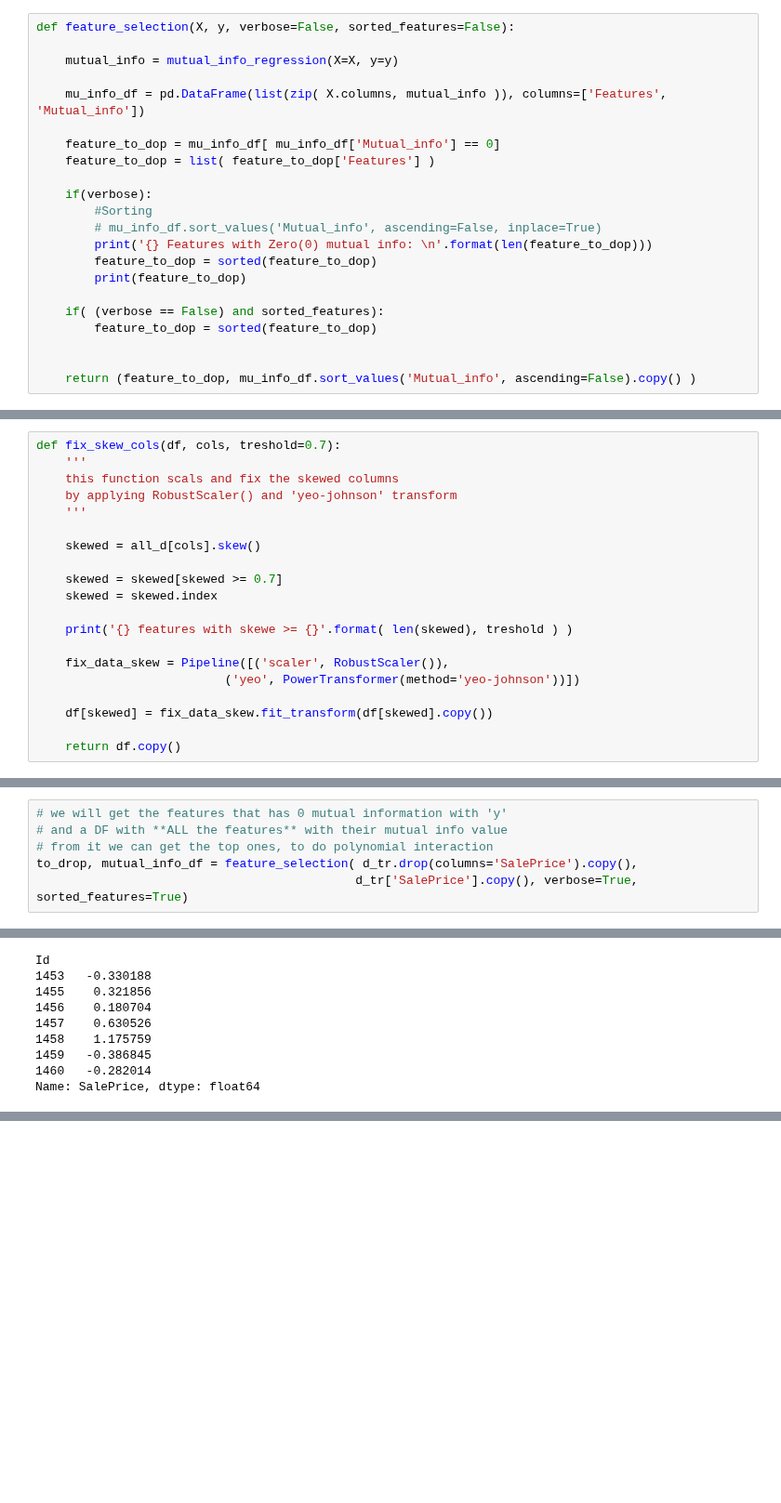
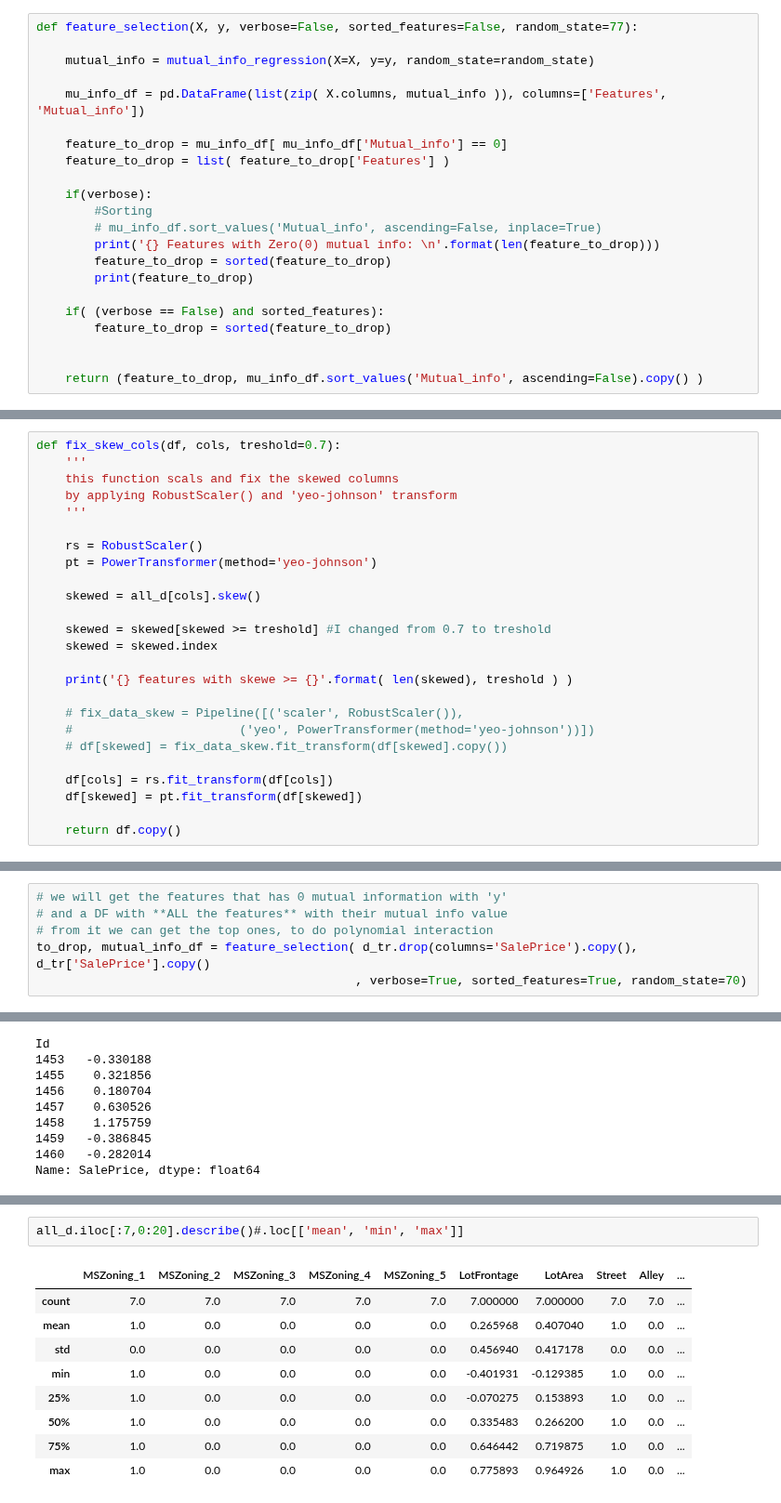
Before and after one commit to antirrabia/Data-Mining, a Jupyter notebook: notebooks/HousePrices.ipynb, the cells around one changed output, grey strips where cells are left out. Shown at 93% size. Drawn from its saved outputs; the diff is of its cells as text; blank space fills up the shorter version.

Commit message:
now all number columns are rescaled

```diff
--- a/notebooks/HousePrices.ipynb
+++ b/notebooks/HousePrices.ipynb
@@ -603,27 +603,27 @@ def ordinal_1hot_encode(all_data, ord_mapping, oneHot_col):
 # %% [markdown]
 ### Feature Selection
 # %%
-def feature_selection(X, y, verbose=False, sorted_features=False):
+def feature_selection(X, y, verbose=False, sorted_features=False, random_state=77):
 
-    mutual_info = mutual_info_regression(X=X, y=y)
+    mutual_info = mutual_info_regression(X=X, y=y, random_state=random_state)
 
     mu_info_df = pd.DataFrame(list(zip( X.columns, mutual_info )), columns=['Features', 'Mutual_info'])
 
-    feature_to_dop = mu_info_df[ mu_info_df['Mutual_info'] == 0]
-    feature_to_dop = list( feature_to_dop['Features'] )
+    feature_to_drop = mu_info_df[ mu_info_df['Mutual_info'] == 0]
+    feature_to_drop = list( feature_to_drop['Features'] )
 
     if(verbose):
         #Sorting
         # mu_info_df.sort_values('Mutual_info', ascending=False, inplace=True)
-        print('{} Features with Zero(0) mutual info: \n'.format(len(feature_to_dop)))
-        feature_to_dop = sorted(feature_to_dop)
-        print(feature_to_dop)
+        print('{} Features with Zero(0) mutual info: \n'.format(len(feature_to_drop)))
+        feature_to_drop = sorted(feature_to_drop)
+        print(feature_to_drop)
 
     if( (verbose == False) and sorted_features):
-        feature_to_dop = sorted(feature_to_dop)
+        feature_to_drop = sorted(feature_to_drop)
 
 
-    return (feature_to_dop, mu_info_df.sort_values('Mutual_info', ascending=False).copy() )
+    return (feature_to_drop, mu_info_df.sort_values('Mutual_info', ascending=False).copy() )
 # %% [markdown]
 ### Fix skewed columns
 # %%
@@ -633,17 +633,22 @@ def fix_skew_cols(df, cols, treshold=0.7):
     by applying RobustScaler() and 'yeo-johnson' transform
     '''
 
+    rs = RobustScaler()
+    pt = PowerTransformer(method='yeo-johnson')
+
     skewed = all_d[cols].skew()
 
-    skewed = skewed[skewed >= 0.7]
+    skewed = skewed[skewed >= treshold] #I changed from 0.7 to treshold
     skewed = skewed.index
 
     print('{} features with skewe >= {}'.format( len(skewed), treshold ) )
 
-    fix_data_skew = Pipeline([('scaler', RobustScaler()),
-                          ('yeo', PowerTransformer(method='yeo-johnson'))])
+    # fix_data_skew = Pipeline([('scaler', RobustScaler()),
+    #                       ('yeo', PowerTransformer(method='yeo-johnson'))])
+    # df[skewed] = fix_data_skew.fit_transform(df[skewed].copy())
 
-    df[skewed] = fix_data_skew.fit_transform(df[skewed].copy())
+    df[cols] = rs.fit_transform(df[cols])
+    df[skewed] = pt.fit_transform(df[skewed])
 
     return df.copy()
 # %% [markdown]
@@ -772,8 +798,8 @@ d_tr = all_d[ all_d['Training'] ].copy()
 # we will get the features that has 0 mutual information with 'y'
 # and a DF with **ALL the features** with their mutual info value
 # from it we can get the top ones, to do polynomial interaction
-to_drop, mutual_info_df = feature_selection( d_tr.drop(columns='SalePrice').copy(),
-                                            d_tr['SalePrice'].copy(), verbose=True, sorted_features=True)
+to_drop, mutual_info_df = feature_selection( d_tr.drop(columns='SalePrice').copy(), d_tr['SalePrice'].copy()
+                                            , verbose=True, sorted_features=True, random_state=70)
 # %% [output]
 31 Features with Zero(0) mutual info:
 
@@ -1248,0 +1399,12 @@ Name: SalePrice, dtype: float64
+# %%
+all_d.iloc[:7,0:20].describe()#.loc[['mean', 'min', 'max']]
+# %% [output]
+|  | MSZoning_1 | MSZoning_2 | MSZoning_3 | MSZoning_4 | MSZoning_5 | LotFrontage | LotArea | Street | Alley | ... |
+| count | 7.0 | 7.0 | 7.0 | 7.0 | 7.0 | 7.000000 | 7.000000 | 7.0 | 7.0 | ... |
+| mean | 1.0 | 0.0 | 0.0 | 0.0 | 0.0 | 0.265968 | 0.407040 | 1.0 | 0.0 | ... |
+| std | 0.0 | 0.0 | 0.0 | 0.0 | 0.0 | 0.456940 | 0.417178 | 0.0 | 0.0 | ... |
+| min | 1.0 | 0.0 | 0.0 | 0.0 | 0.0 | -0.401931 | -0.129385 | 1.0 | 0.0 | ... |
+| 25% | 1.0 | 0.0 | 0.0 | 0.0 | 0.0 | -0.070275 | 0.153893 | 1.0 | 0.0 | ... |
+| 50% | 1.0 | 0.0 | 0.0 | 0.0 | 0.0 | 0.335483 | 0.266200 | 1.0 | 0.0 | ... |
+| 75% | 1.0 | 0.0 | 0.0 | 0.0 | 0.0 | 0.646442 | 0.719875 | 1.0 | 0.0 | ... |
+| max | 1.0 | 0.0 | 0.0 | 0.0 | 0.0 | 0.775893 | 0.964926 | 1.0 | 0.0 | ... |
```
Also changed, not shown: parts of 39 cells of this notebook.
